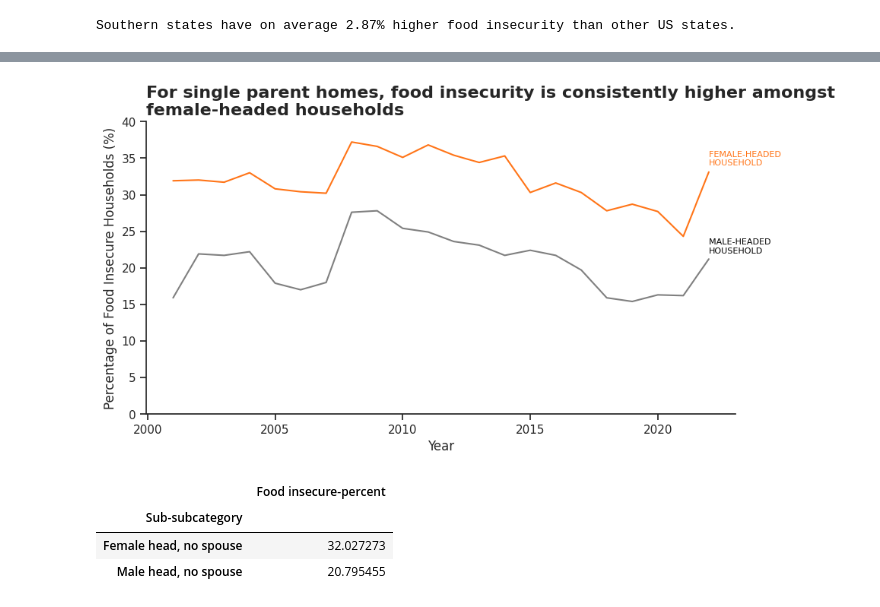
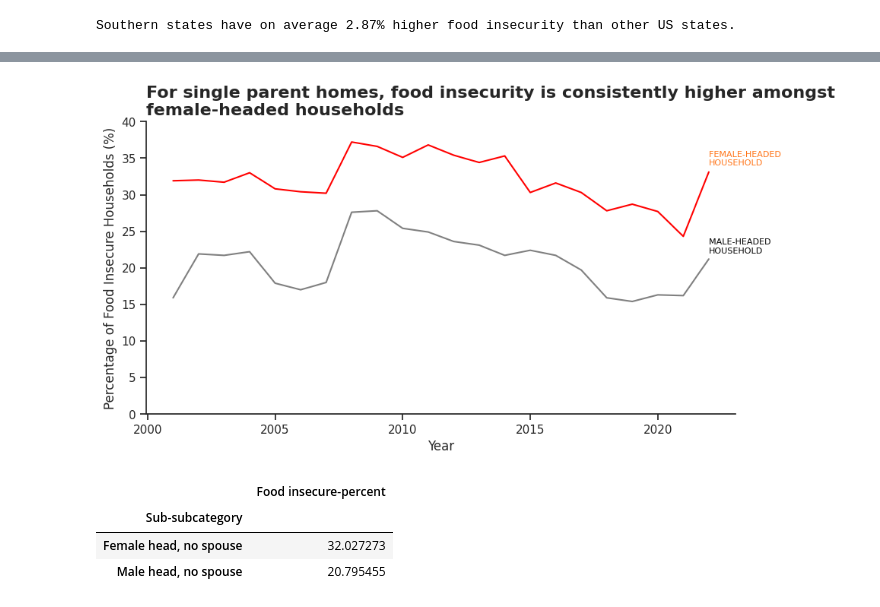
Before and after one commit to waheeb123/Data-608, a Jupyter notebook: Story6.ipynb, the cells around one changed output, grey strips where cells are left out. Drawn from its saved outputs; the diff is of its cells as text; code cells hidden in the pictures.

```diff
--- a/Story6.ipynb
+++ b/Story6.ipynb
@@ -132,18 +128,18 @@ both = pd.concat([single_mother, single_father])
 # %%
 fig = plt.figure(figsize=(10,5))
 
-sns.lineplot(both, x='Year', y='Food insecure-percent', hue='Sub-subcategory', palette=['#FF7518', 'grey']).legend().remove()
+sns.lineplot(both, x='Year', y='Food insecure-percent', hue='Sub-subcategory', palette=['red', 'gray']).legend().remove()
 
 plt.title('For single parent homes, food insecurity is consistently higher amongst \nfemale-headed households', fontweight='bold', fontsize=16, loc='left')
 plt.ylabel('Percentage of Food Insecure Households (%)')
 
 plt.annotate('MALE-HEADED \nHOUSEHOLD', (2022, 22), fontsize=8, color='black')
 plt.annotate('FEMALE-HEADED \nHOUSEHOLD', (2022, 34), fontsize=8, color='#FF7518')
 
 plt.ylim((0,40))
 plt.show()
 # %% [output]
-[figure, old version]
+[figure, new version]
 # %%
 avg_insecurity = both.groupby('Sub-subcategory')['Food insecure-percent'].mean()
 avg_insecurity
```
Also changed, not shown: parts of 3 cells of this notebook.
